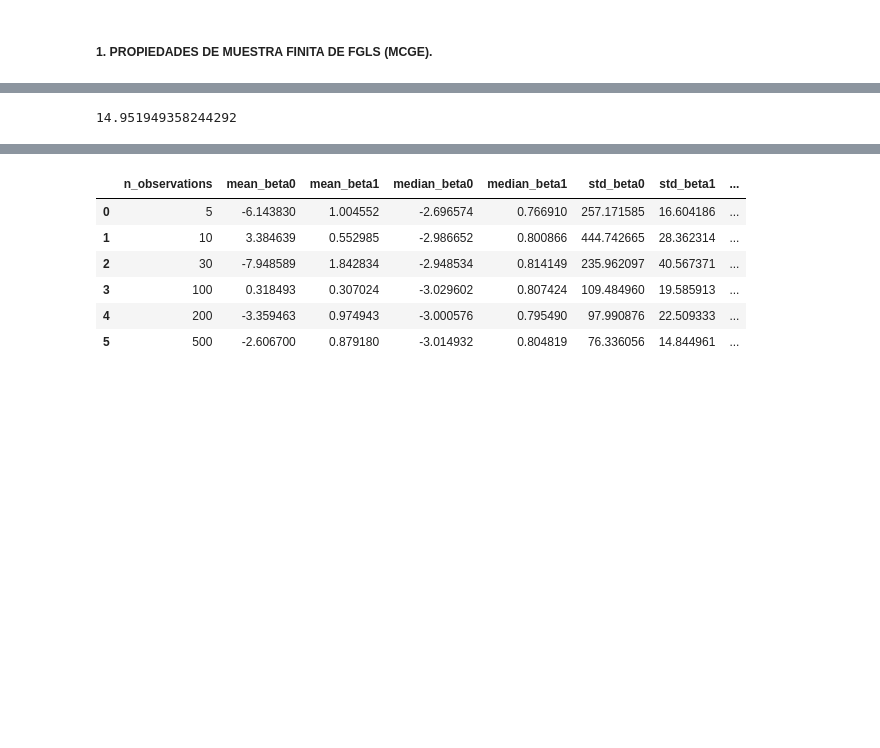
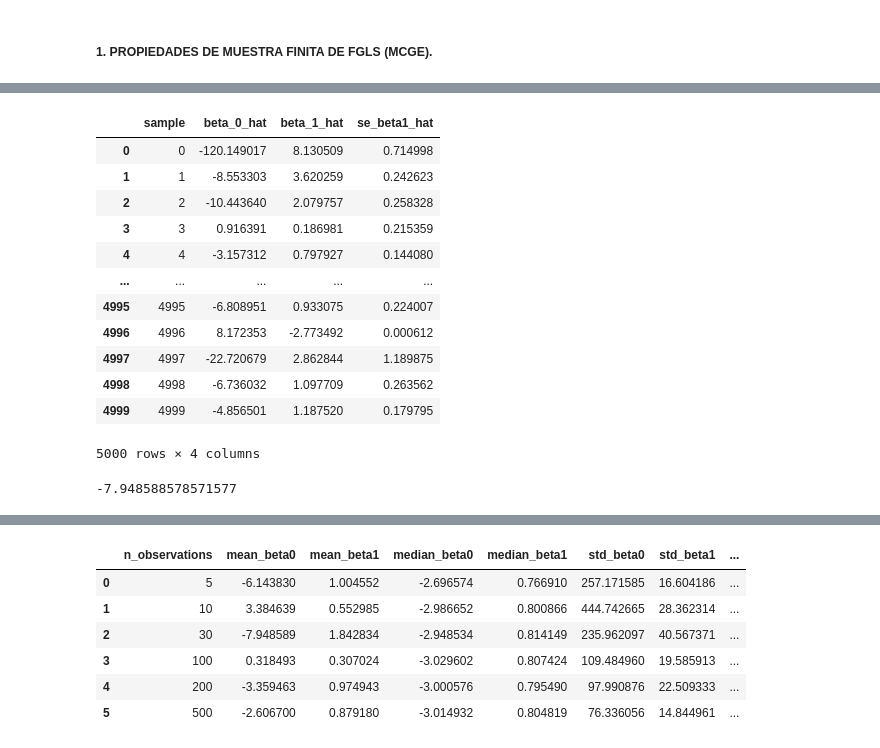
Before and after one commit to DavidGuzzi/MECMT05, a Jupyter notebook: TP.ipynb, the cells around one changed output, grey strips where cells are left out. Saved outputs shown, nothing was run; the diff lists cells and outputs as text; code cells hidden in the pictures; blank space fills up the shorter version.

```diff
--- a/TP.ipynb
+++ b/TP.ipynb
@@ -148,0 +92,41 @@ Ejemplo de results_df:
+# %%
+# Parámetros iniciales
+beta_0_true = -3
+beta_1_true = 0.8
+omega = np.diag([4, 9, 16, 25, 36])  # Matriz de varianzas
+n_samples = 5000
+n_observations = 30
+
+# Inicializar listas para almacenar resultados
+samples = []
+results = []
+
+# Generar muestras y aplicar FGLS
+for i in range(n_samples):
+    # Generar datos
+    x = np.random.uniform(1, 50, n_observations)  # x ~ U[1, 50]
+    u = np.random.normal(scale=x)  # u ~ N(0, omega)
+    y = beta_0_true + beta_1_true * x + u  # Generar y
+
+    # Almacenar muestra
+    samples.append(pd.DataFrame({'sample': i, 'x': x, 'y': y, 'u': u}))
+
+    # Aplicar FGLS
+    beta_0_hat, beta_1_hat, se_beta1_hat = fgls_estimation(x, y)
+
+    # Almacenar resultados
+    results.append([i, beta_0_hat, beta_1_hat, se_beta1_hat])
+
+# Combinar todas las muestras en un único DataFrame
+all_samples = pd.concat(samples).reset_index(drop=True)
+
+# Crear DataFrame con los resultados de FGLS
+results_df = pd.DataFrame(results, columns=[
+    'sample', 'beta_0_hat', 'beta_1_hat', 'se_beta1_hat'
+])
+
+# Mostrar ejemplos de los DataFrames generados
+print("Ejemplo de all_samples:")
+print(all_samples.head())
+print("\nEjemplo de results_df:")
+print(results_df.head())
@@ -149,4 +149,20 @@ Ejemplo de results_df:
+# %%
+results_df
+# %% [output]
+|  | sample | beta_0_hat | beta_1_hat | se_beta1_hat |
+| 0 | 0 | -120.149017 | 8.130509 | 0.714998 |
+| 1 | 1 | -8.553303 | 3.620259 | 0.242623 |
+| 2 | 2 | -10.443640 | 2.079757 | 0.258328 |
+| 3 | 3 | 0.916391 | 0.186981 | 0.215359 |
+| 4 | 4 | -3.157312 | 0.797927 | 0.144080 |
+| ... | ... | ... | ... | ... |
+| 4995 | 4995 | -6.808951 | 0.933075 | 0.224007 |
+| 4996 | 4996 | 8.172353 | -2.773492 | 0.000612 |
+| 4997 | 4997 | -22.720679 | 2.862844 | 1.189875 |
+| 4998 | 4998 | -6.736032 | 1.097709 | 0.263562 |
+| 4999 | 4999 | -4.856501 | 1.187520 | 0.179795 |
+5000 rows × 4 columns
 # %%
 results_df['beta_0_hat'].mean()
 # %% [output]
-14.951949358244292
+-7.948588578571577
```
Also changed, not shown: parts of 4 cells of this notebook.
